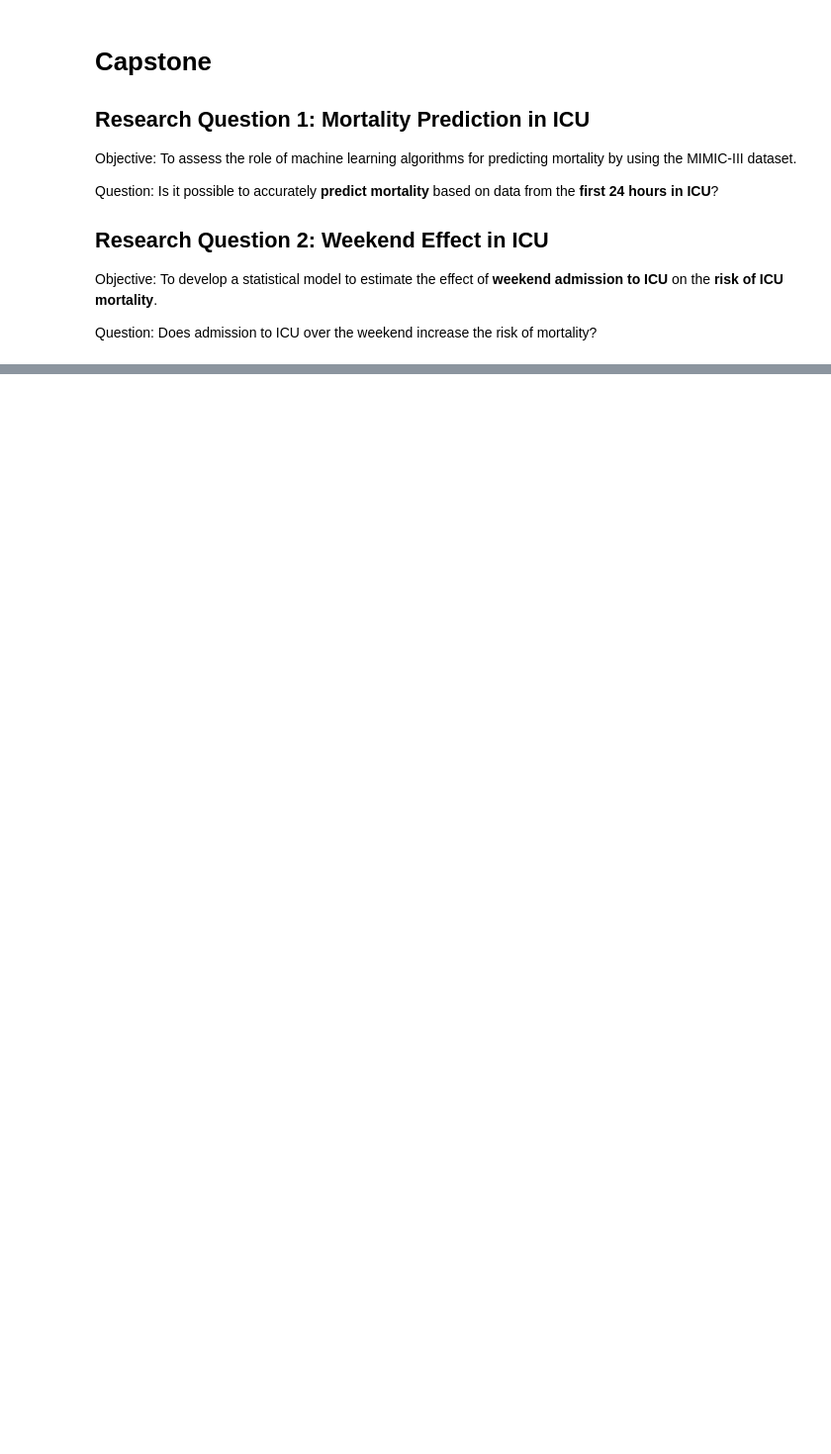
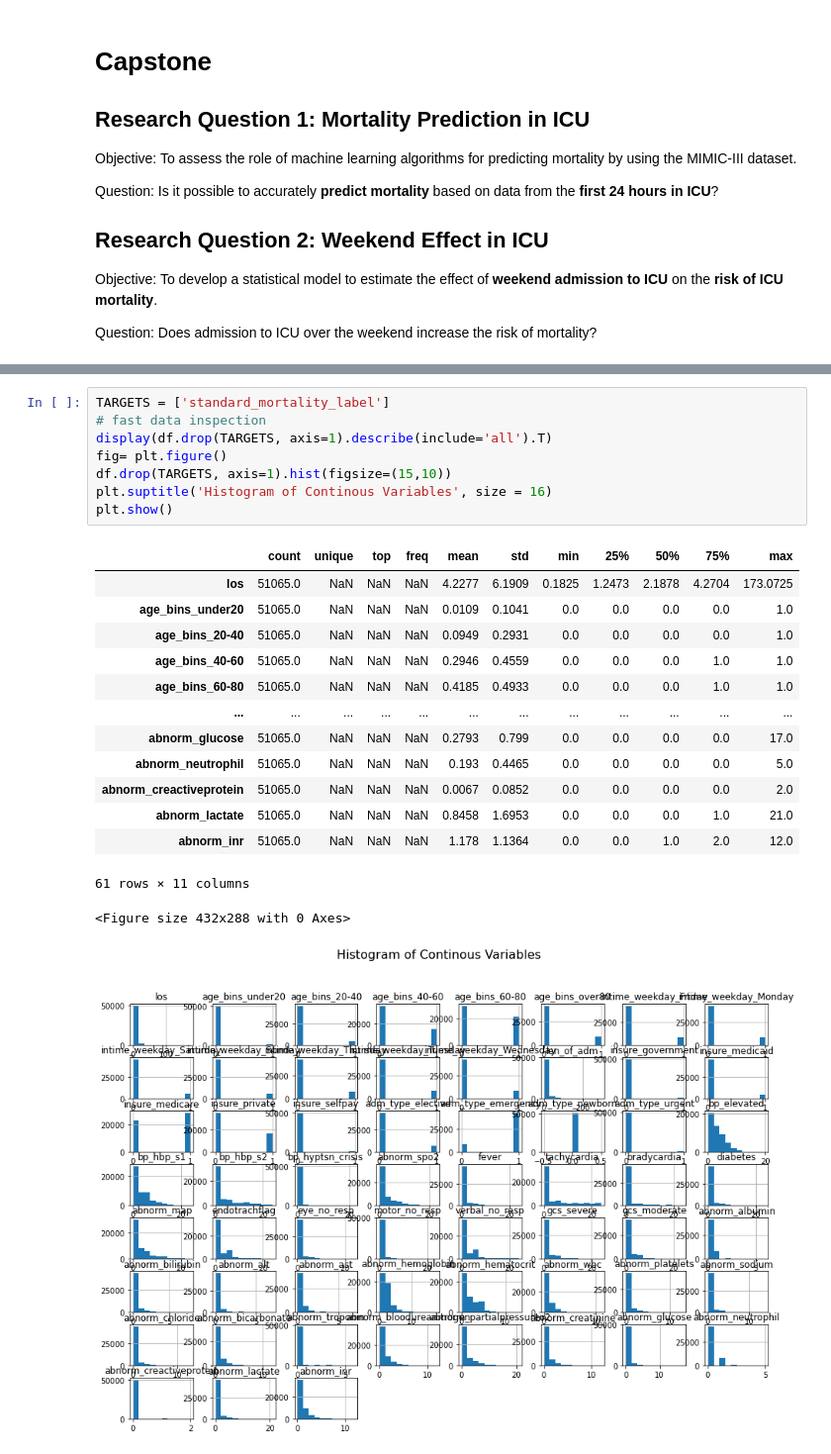
Before and after one commit to annmelaniehuang/capstone21_annmhuang, a Jupyter notebook: Data Preparation.ipynb, the cells around one changed output, grey strips where cells are left out. Shown at 99% size. Drawn from its saved outputs; the diff is of its cells as text; blank space fills up the shorter version.

```diff
--- a/Data Preparation.ipynb
+++ b/Data Preparation.ipynb
@@ -302,0 +111,24 @@ sns.distplot(raw_pt_icu.query('ttd_days>=0 and ttd_days <=30').ttd_days, bins=30
+# %%
+TARGETS = ['standard_mortality_label']
+# fast data inspection
+display(df.drop(TARGETS, axis=1).describe(include='all').T)
+fig= plt.figure()
+df.drop(TARGETS, axis=1).hist(figsize=(15,10))
+plt.suptitle('Histogram of Continous Variables', size = 16)
+plt.show()
+# %% [output]
+|  | count | unique | top | freq | mean | std | min | 25% | 50% | 75% | max |
+| los | 51065.0 | NaN | NaN | NaN | 4.2277 | 6.1909 | 0.1825 | 1.2473 | 2.1878 | 4.2704 | 173.0725 |
+| age_bins_under20 | 51065.0 | NaN | NaN | NaN | 0.0109 | 0.1041 | 0.0 | 0.0 | 0.0 | 0.0 | 1.0 |
+| age_bins_20-40 | 51065.0 | NaN | NaN | NaN | 0.0949 | 0.2931 | 0.0 | 0.0 | 0.0 | 0.0 | 1.0 |
+| age_bins_40-60 | 51065.0 | NaN | NaN | NaN | 0.2946 | 0.4559 | 0.0 | 0.0 | 0.0 | 1.0 | 1.0 |
+| age_bins_60-80 | 51065.0 | NaN | NaN | NaN | 0.4185 | 0.4933 | 0.0 | 0.0 | 0.0 | 1.0 | 1.0 |
+| ... | ... | ... | ... | ... | ... | ... | ... | ... | ... | ... | ... |
+| abnorm_glucose | 51065.0 | NaN | NaN | NaN | 0.2793 | 0.799 | 0.0 | 0.0 | 0.0 | 0.0 | 17.0 |
+| abnorm_neutrophil | 51065.0 | NaN | NaN | NaN | 0.193 | 0.4465 | 0.0 | 0.0 | 0.0 | 0.0 | 5.0 |
+| abnorm_creactiveprotein | 51065.0 | NaN | NaN | NaN | 0.0067 | 0.0852 | 0.0 | 0.0 | 0.0 | 0.0 | 2.0 |
+| abnorm_lactate | 51065.0 | NaN | NaN | NaN | 0.8458 | 1.6953 | 0.0 | 0.0 | 0.0 | 1.0 | 21.0 |
+| abnorm_inr | 51065.0 | NaN | NaN | NaN | 1.178 | 1.1364 | 0.0 | 0.0 | 1.0 | 2.0 | 12.0 |
+61 rows × 11 columns
+<Figure size 432x288 with 0 Axes>
+[figure, added]
```
Also changed, not shown: parts of 37 cells of this notebook, 2 other files.
